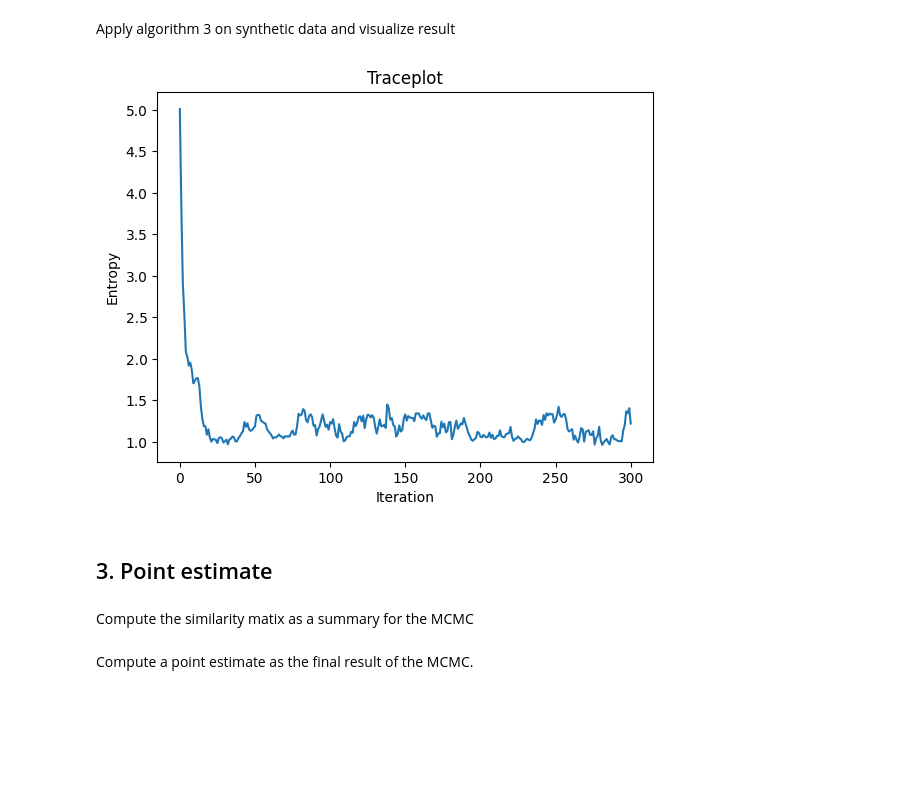
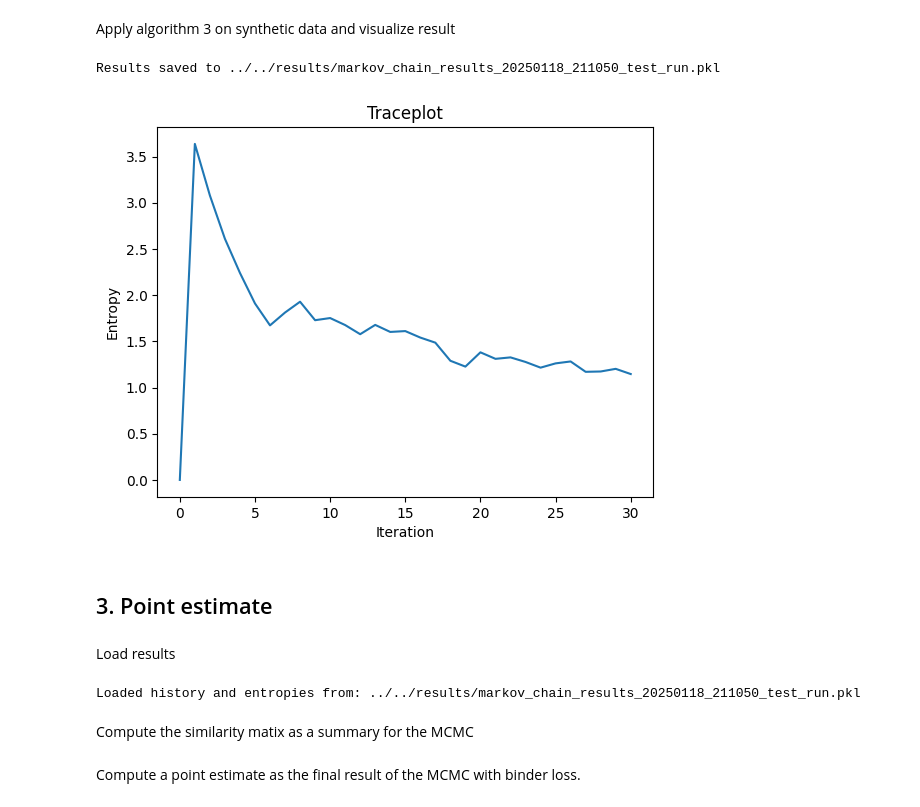
Before and after one commit to Samuele-Caccavelli/bayesian_statistics_project, a Jupyter notebook: notebooks/jupyter/neal_algorithm3.ipynb, the cells around one changed output. Cells and saved outputs as stored; diff of their text form; code cells hidden in the pictures; blank space fills up the shorter version.

Commit message:
added saving for the algorithm results and first draft of VI loss

```diff
--- a/notebooks/jupyter/neal_algorithm3.ipynb
+++ b/notebooks/jupyter/neal_algorithm3.ipynb
@@ -73,27 +74,60 @@ plot_clusters(X, labels, "Synthetic Covariates from a Mixture of Gaussians")
 Apply algorithm 3 on synthetic data and visualize result
 # %%
 # Trying our clustering algorithm without covariates
-n_steps = 300
-burn_in = 50
+n_steps = 30
+burn_in = 5
 alpha = 1
-history, entropies = algorithm_3(n_steps,
+
+# Generate a timestamp
+timestamp = datetime.now().strftime("%Y%m%d_%H%M%S")
+
+# Add any additional details you want (leave as empty string if none)
+additional_detail = "_test_run"
+
+# Generate the filename
+file_name = f"markov_chain_results_{timestamp}{additional_detail}.pkl"
+
+# Folder path
+folder_path = "../../results"
+
+results = algorithm_3(n_steps,
                       Y,
                       X,
                       integral_func_1,
                       integral_func_2,
                       alpha=alpha,
                       compute_nu_0=compute_nu_0,
                       compute_lamb_0=compute_lamb_0,
                       visualize_entropy=True,
-                      lambda_penalty=0.0)
+                      lambda_penalty=0.0,
+                      folder_path=folder_path,
+                      file_name=file_name)
 # %% [output]
+Results saved to ../../results/markov_chain_results_20250118_211050_test_run.pkl
-[figure, old version]
+[figure, new version]
 # %% [markdown]
 ## 3. Point estimate
+# %% [markdown]
+Load results
+# %%
+# Define the full file path
+# full_path = os.path.join(folder_path, file_name)
+full_path = "../../results/markov_chain_results_20250118_211050_test_run.pkl"
+
+# Load the saved file
+with open(full_path, "rb") as f:
+    data = pickle.load(f)
+
+history = data["history"]
+entropies = data["entropies"]
+
+print("Loaded history and entropies from:", full_path)
+# %% [output]
+Loaded history and entropies from: ../../results/markov_chain_results_20250118_211050_test_run.pkl
 # %% [markdown]
 Compute the similarity matix as a summary for the MCMC
 # %%
 S = sampled_sim_matrix(history[burn_in:], len(Y))
 # %% [markdown]
-Compute a point estimate as the final result of the MCMC.
+Compute a point estimate as the final result of the MCMC with binder loss.
 # %%
```
Also changed, not shown: parts of 4 cells of this notebook, 5 other files.
